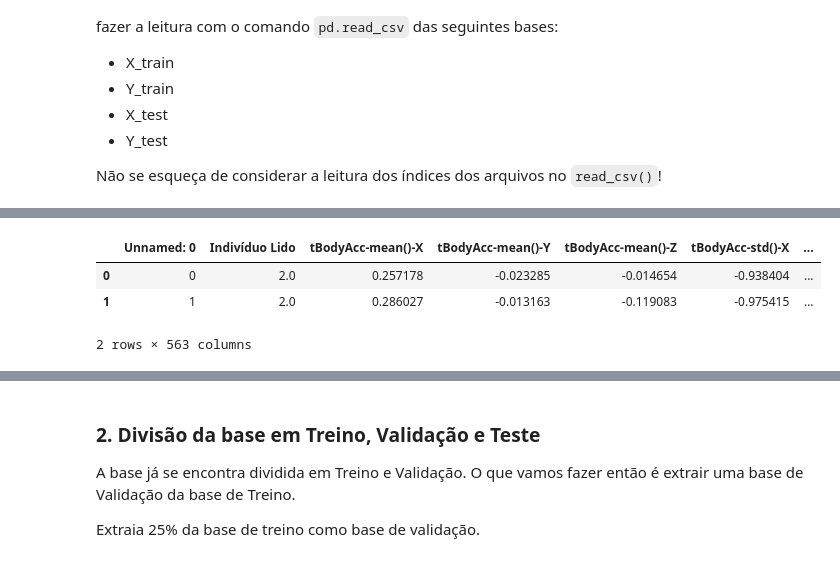
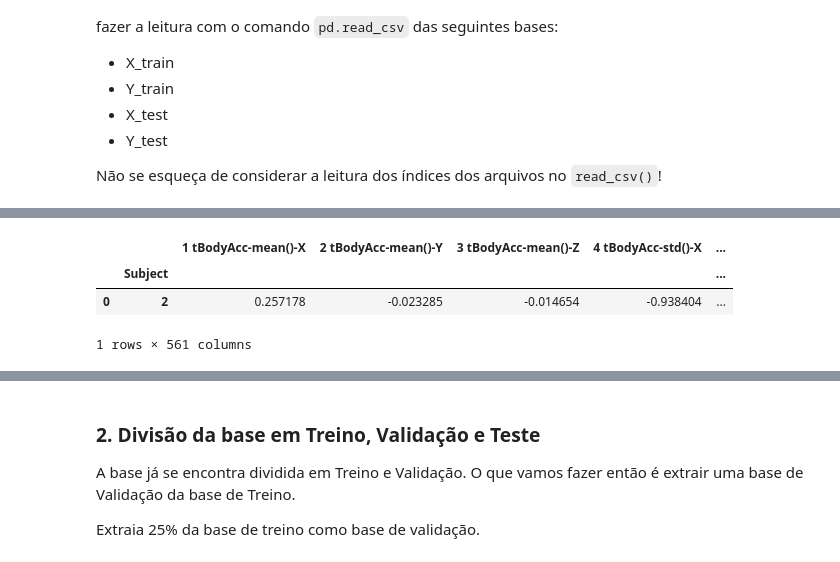
Before and after one commit to victortintel/ex2_modulo17_arvores2-, a Jupyter notebook: ex2_victor_tintel_mod_17.ipynb, the cells around one changed output, grey strips where cells are left out. Cells and saved outputs as stored; diff of their text form; code cells hidden in the pictures.

```diff
--- a/ex2_victor_tintel_mod_17.ipynb
+++ b/ex2_victor_tintel_mod_17.ipynb
@@ -45,8 +29,8 @@ y
 # %%
-X_test= pd.read_csv('base_de_teste')
-X_test.head(2)
+X_test = pd.read_csv('X_test_edit.csv', index_col = [0,1])
+X_test.head(1)
 # %% [output]
-|  | Unnamed: 0 | Indivíduo Lido | tBodyAcc-mean()-X | tBodyAcc-mean()-Y | tBodyAcc-mean()-Z | tBodyAcc-std()-X | ... |
-| 0 | 0 | 2.0 | 0.257178 | -0.023285 | -0.014654 | -0.938404 | ... |
-| 1 | 1 | 2.0 | 0.286027 | -0.013163 | -0.119083 | -0.975415 | ... |
+|  |  | 1 tBodyAcc-mean()-X | 2 tBodyAcc-mean()-Y | 3 tBodyAcc-mean()-Z | 4 tBodyAcc-std()-X | ... |
+|  | Subject |  |  |  |  | ... |
+| 0 | 2 | 0.257178 | -0.023285 | -0.014654 | -0.938404 | ... |
-2 rows × 563 columns
+1 rows × 561 columns
```
Also changed, not shown: parts of 24 cells of this notebook.
